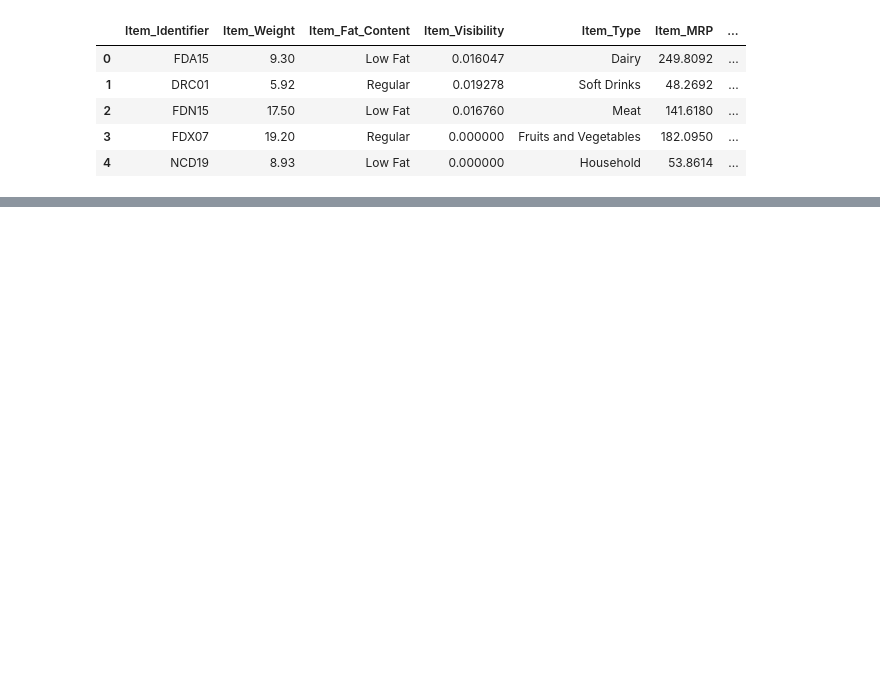
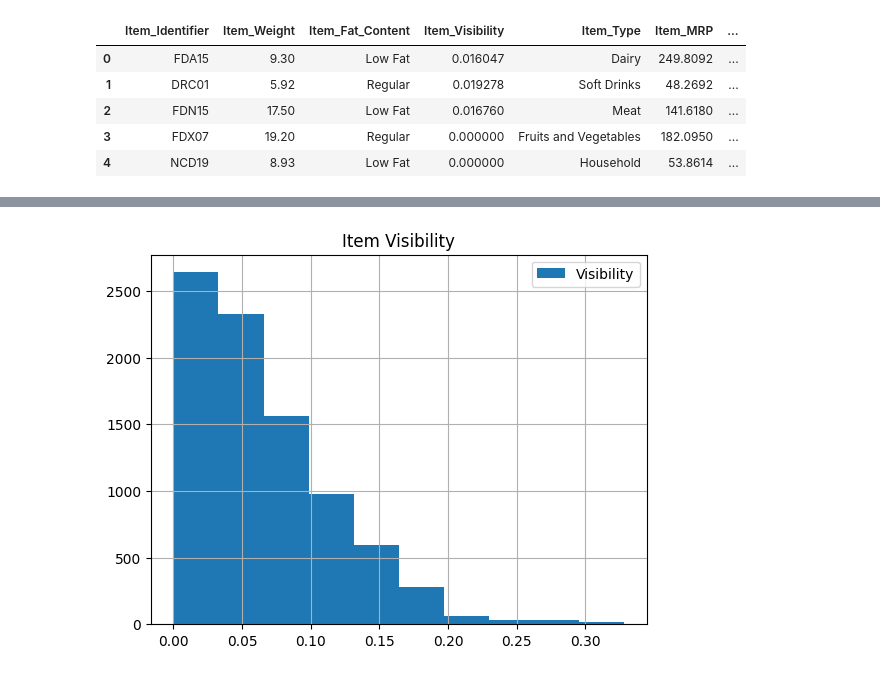
Before and after one commit to eyaGONGI/Codersquare, a Jupyter notebook: Sales_predictions.ipynb, the cells around one changed output, grey strips where cells are left out. Drawn from its saved outputs; the diff is of its cells as text; code cells hidden in the pictures; blank space fills up the shorter version.

```diff
--- a/Sales_predictions.ipynb
+++ b/Sales_predictions.ipynb
@@ -13,0 +326,7 @@ df.head(5)
+# %%
+df['Item_Visibility'].hist()
+plt.legend(('Visibility',' '),fontsize = "10",loc='upper right')
+plt.title('Item Visibility')
+plt.show()
+# %% [output]
+[figure, added]
```
Also changed, not shown: parts of 93 cells of this notebook.
